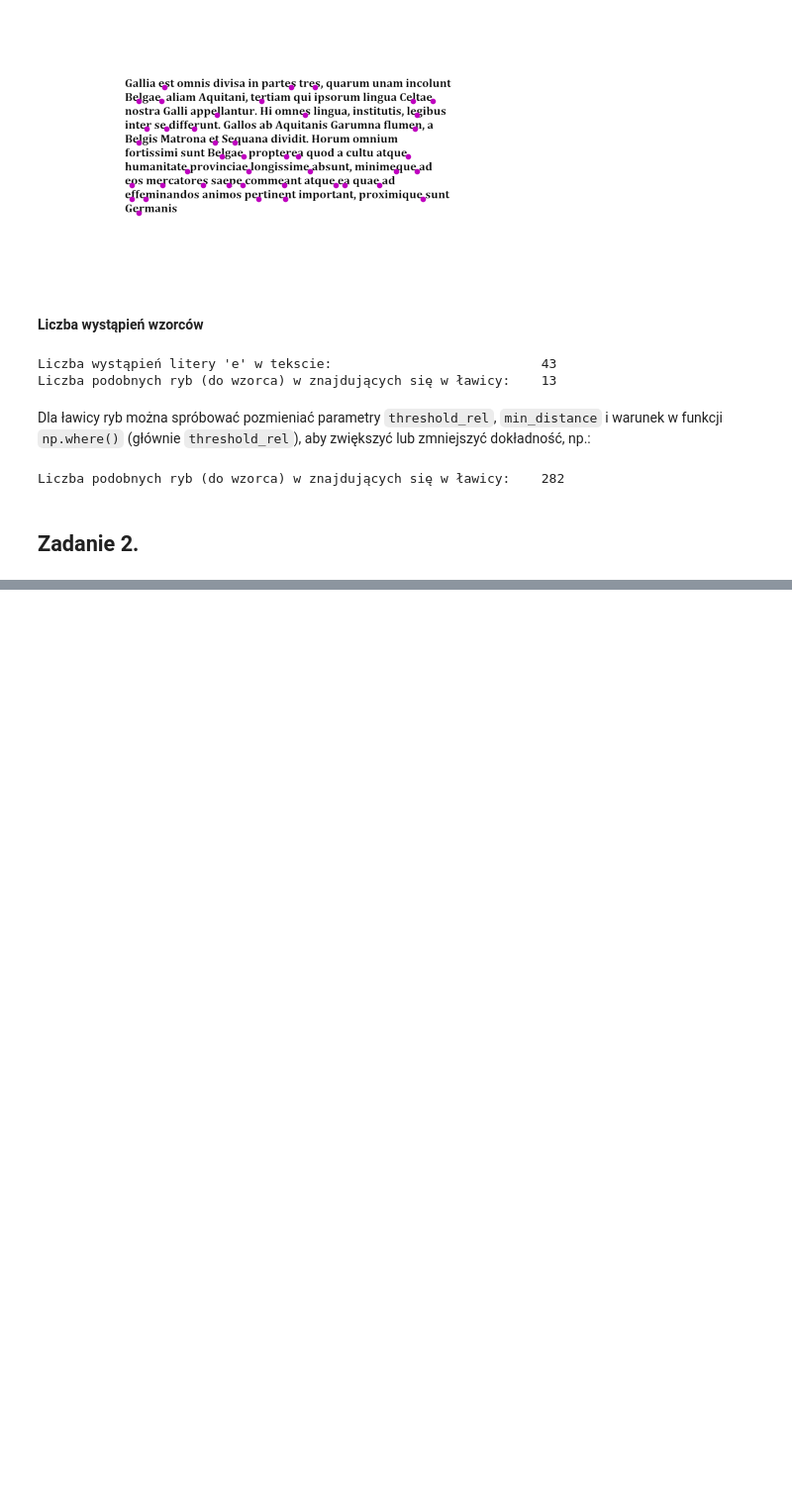
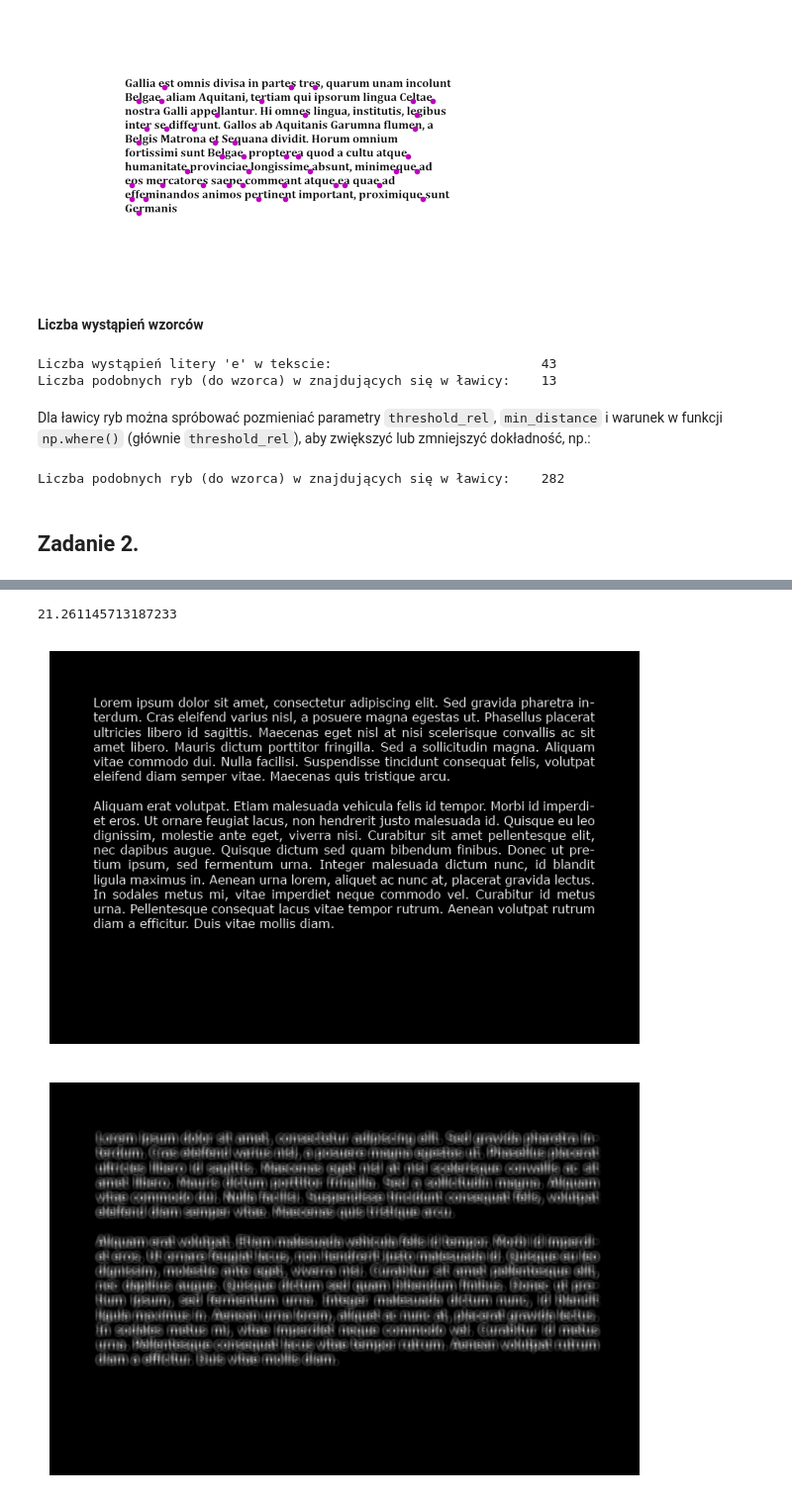
Before and after one commit to Szaroslav/computational-methods-agh-course, a Jupyter notebook: lab09/lab09.ipynb, the cells around one changed output, grey strips where cells are left out. Shown at 99% size. Drawn from its saved outputs; the diff is of its cells as text; code cells hidden in the pictures; blank space fills up the shorter version.

```diff
--- a/lab09/lab09.ipynb
+++ b/lab09/lab09.ipynb
@@ -215,0 +269,11 @@ create_characters(16)
+# %%
+image_text = load_image("./assets/ex2/images/texts/lorem-verdana.png", invert=True, gscale=True)
+o_letter = load_image("./assets/ex2/images/fonts/verdana-regular/111.png", gscale=True)
+C = correlation(image_text, o_letter)
+show_image(image_text, (10, 8))
+show_image(C, (10, 8))
+print(C.max())
+# %% [output]
+21.261145713187233
+[figure, added]
+[figure, added]
```
Also changed, not shown: parts of 1 cell of this notebook, 3 other files.
